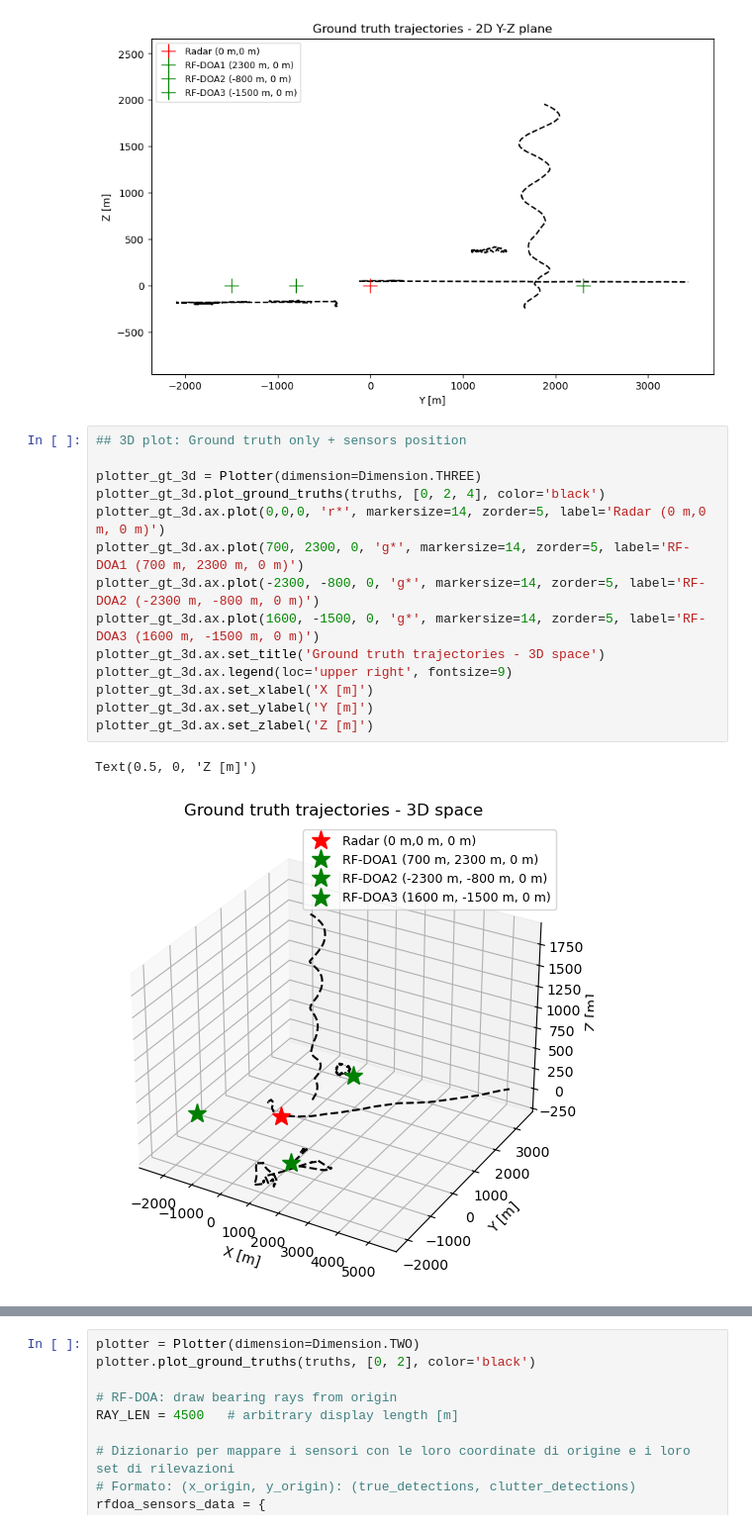
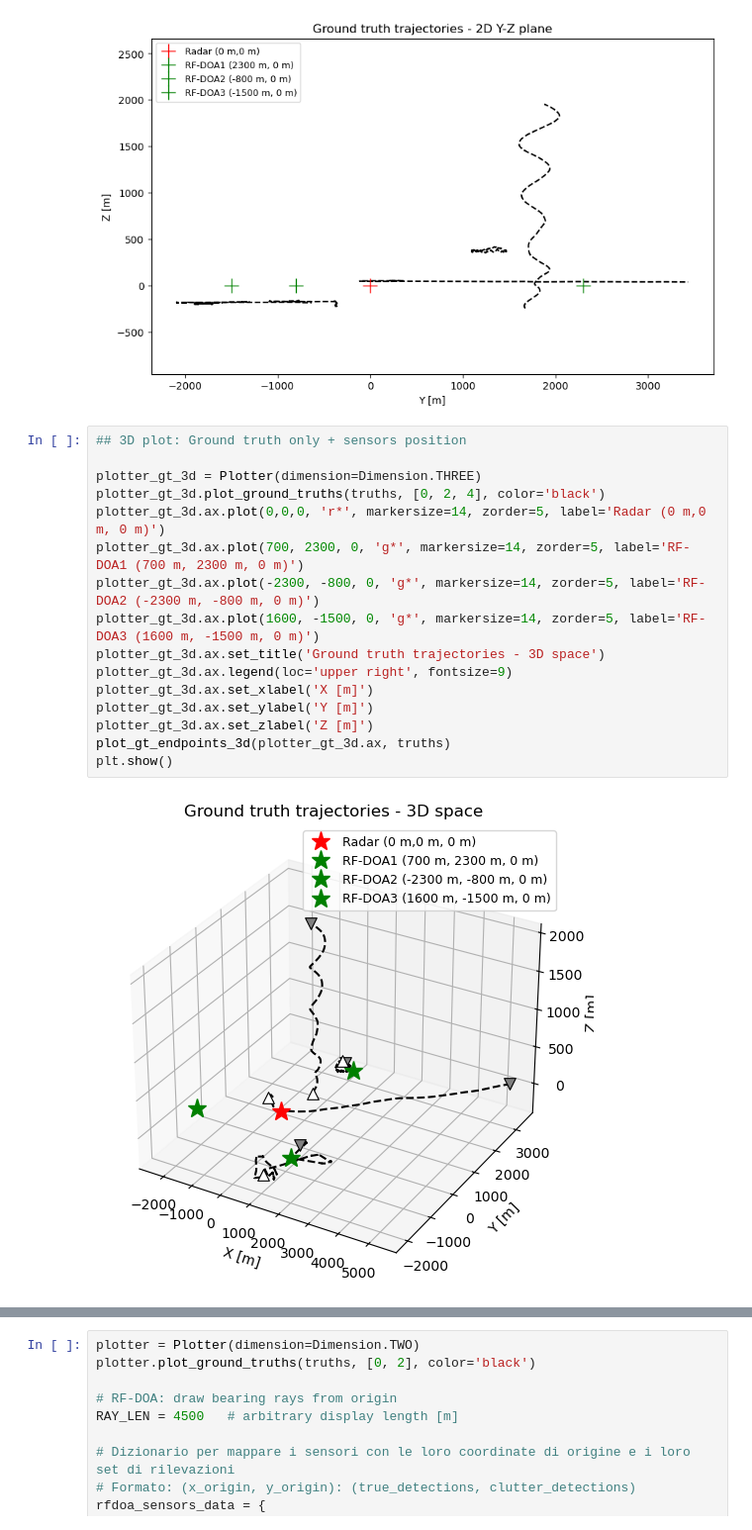
Before and after one commit to UmbertoMaffei/Multi-Sensor-Data-Fusion-for-Multi-Target-Drone-Tracking-in-Counter-UAS-Applications, a Jupyter notebook: SS_examples/3RF_RADAR.ipynb, the cells around one changed output, grey strips where cells are left out. Shown at 99% size. Drawn from its saved outputs; the diff is of its cells as text.

```diff
--- a/SS_examples/3RF_RADAR.ipynb
+++ b/SS_examples/3RF_RADAR.ipynb
@@ -548,20 +632,21 @@ Text(0, 0.5, 'Z [m]')
 # %%
 ## 3D plot: Ground truth only + sensors position
 
 plotter_gt_3d = Plotter(dimension=Dimension.THREE)
 plotter_gt_3d.plot_ground_truths(truths, [0, 2, 4], color='black')
 plotter_gt_3d.ax.plot(0,0,0, 'r*', markersize=14, zorder=5, label='Radar (0 m,0 m, 0 m)')
 plotter_gt_3d.ax.plot(700, 2300, 0, 'g*', markersize=14, zorder=5, label='RF-DOA1 (700 m, 2300 m, 0 m)')
 plotter_gt_3d.ax.plot(-2300, -800, 0, 'g*', markersize=14, zorder=5, label='RF-DOA2 (-2300 m, -800 m, 0 m)')
 plotter_gt_3d.ax.plot(1600, -1500, 0, 'g*', markersize=14, zorder=5, label='RF-DOA3 (1600 m, -1500 m, 0 m)')
 plotter_gt_3d.ax.set_title('Ground truth trajectories - 3D space')
 plotter_gt_3d.ax.legend(loc='upper right', fontsize=9)
 plotter_gt_3d.ax.set_xlabel('X [m]')
 plotter_gt_3d.ax.set_ylabel('Y [m]')
 plotter_gt_3d.ax.set_zlabel('Z [m]')
+plot_gt_endpoints_3d(plotter_gt_3d.ax, truths)
+plt.show()
 # %% [output]
-Text(0.5, 0, 'Z [m]')
-[figure, old version]
+[figure, new version]
 # %%
 # Plot: 2D radar detections and GT
 
```
Also changed, not shown: parts of 20 cells of this notebook.
